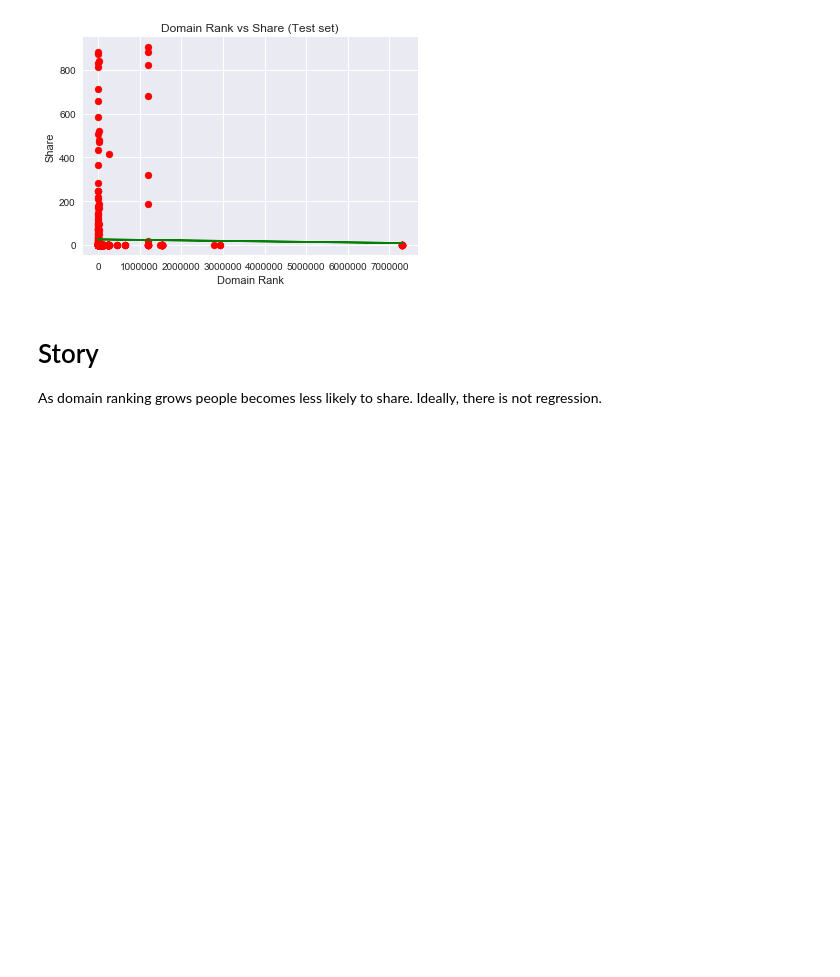
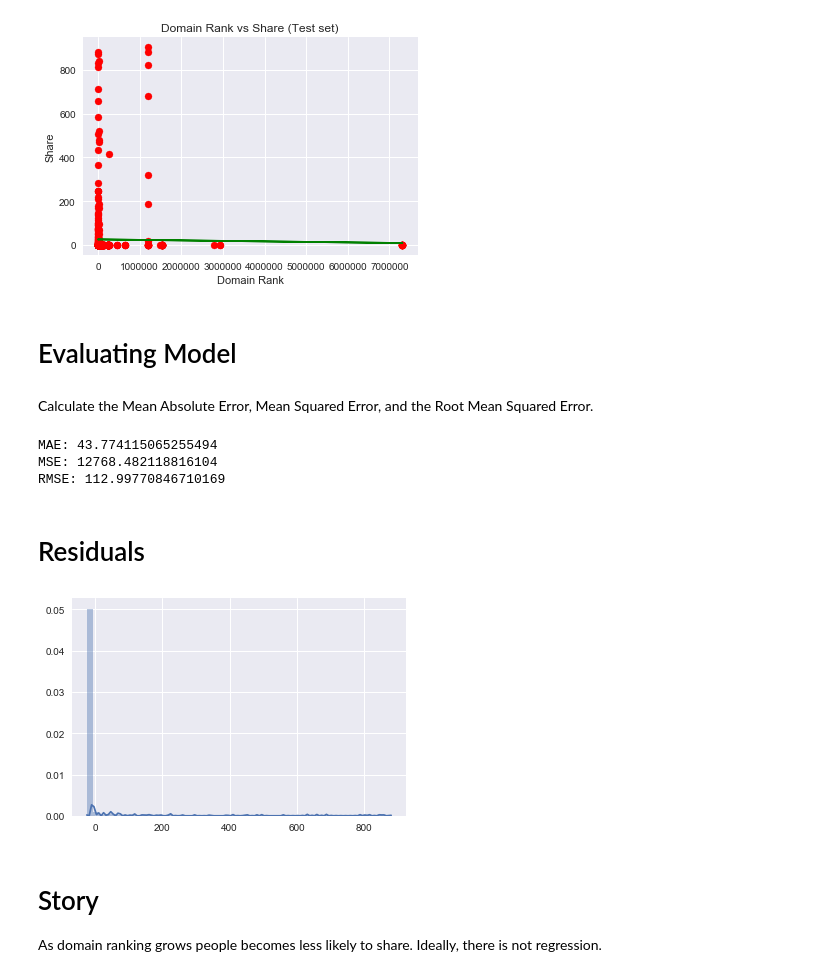
Before and after one commit to manojknit/MachineLearningModels, a Jupyter notebook: Regression/LinearRegression-LatentManifold.ipynb, the cells around one changed output. Cells and saved outputs as stored; diff of their text form; code cells hidden in the pictures; blank space fills up the shorter version.

```diff
--- a/Regression/LinearRegression-LatentManifold.ipynb
+++ b/Regression/LinearRegression-LatentManifold.ipynb
@@ -165,3 +165,7 @@ plt.ylabel('Share')
 plt.show()
 # %% [output]
 [figure]
+# %% [markdown]
+# Evaluating Model
+# %% [markdown]
+Calculate the Mean Absolute Error, Mean Squared Error, and the Root Mean Squared Error.
@@ -168,3 +174,22 @@ plt.show()
+# %%
+# calculate these metrics by hand!
+from sklearn import metrics
+
+print('MAE:', metrics.mean_absolute_error(y_test, y_pred))
+print('MSE:', metrics.mean_squared_error(y_test, y_pred))
+print('RMSE:', np.sqrt(metrics.mean_squared_error(y_test, y_pred)))
+# %% [output]
+MAE: 43.774115065255494
+MSE: 12768.482118816104
+RMSE: 112.99770846710169
+# %% [markdown]
+# Residuals
+# %%
+# The normal distributions of residuals indicate that the model is a very good fit.
+
+sns.distplot((y_test-y_pred),bins=50);
+# %% [output]
+[figure, added]
 # %% [markdown]
 # Story
 As domain ranking grows people becomes less likely to share. Ideally, there is not regression.
```
Also changed, not shown: parts of 2 cells of this notebook.
